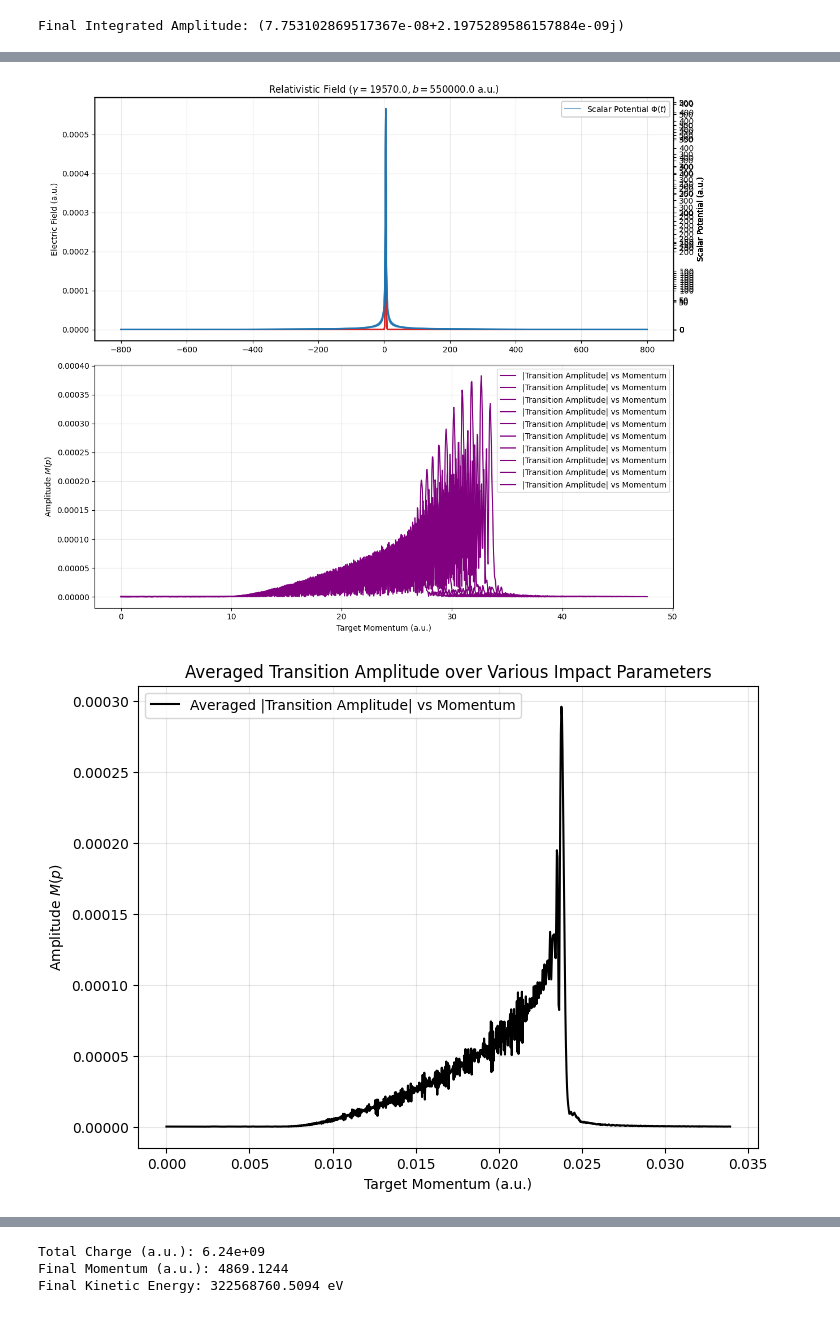
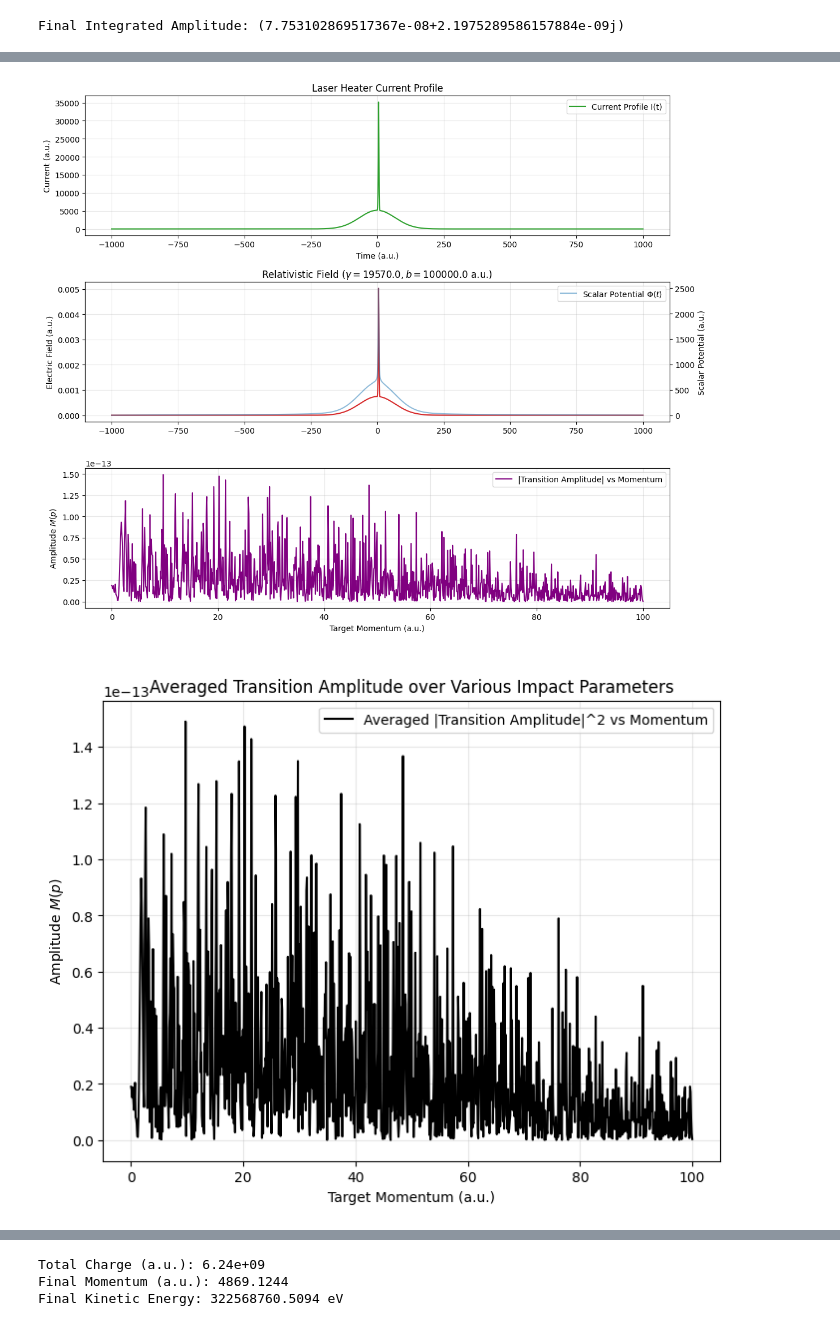
Before and after one commit to truewis/FACET-II-PAX-Streaking, a Jupyter notebook: main.ipynb, the cells around one changed output, grey strips where cells are left out. Drawn from its saved outputs; the diff is of its cells as text; code cells hidden in the pictures.

```diff
--- a/main.ipynb
+++ b/main.ipynb
@@ -95,7 +95,7 @@ def laser_heater_current_profile(t, total_electrons=6e9, primary_length_um=100.0
 
     # --- Calculate Current Profiles ---
     # Primary: I1(t)
-    I1 = (Q1 / (sigma_t1 * np.sqrt(2 * np.pi))) * np.exp(-t**2 / (2 * sigma_t1**2))
+    I1 = (Q1 / (sigma_t1 * np.sqrt(2 * np.pi))) * np.exp(-t**2 / (2 * sigma_t1**2)) * 1e15  # Convert to Amperes (fs to s)
 
     # Secondary: I2(t)
     I2 = spike_peak_A * np.exp(-(t - spike_delay_fs)**2 / (2 * sigma_t2**2))
@@ -762,8 +764,8 @@ from scipy.integrate import cumulative_trapezoid
 from scipy.constants import physical_constants
 
 # --- Plotting ---
-fig, (ax1, ax2) = plt.subplots(2, 1, figsize=(12, 10))
-def compute_relativistic_transition_large_b(Ip_eV, sigma_au, Q_total=1e6, gamma = 19570, b_au=10.0):
+fig, (ax0, ax1, ax2) = plt.subplots(3, 1, figsize=(12, 10))
+def compute_relativistic_transition_large_b(Ip_eV, sigma_au, Q_total=1e6, gamma = 19570, b_au=10.0, momentum_range = None):
     c_au = 137.036
     v = c_au
     Ip = Ip_eV / 27.21138
@@ -771,13 +773,13 @@ def compute_relativistic_transition_large_b(Ip_eV, sigma_au, Q_total=1e6, gamma
     # Time grid (sufficiently fine to resolve the relativistic contraction)
     # The peak width is roughly b/(gamma*v), so we scale the grid accordingly
     peak_width = b_au / (gamma * v)
-    t_limit = max(10 * 80, 10 * peak_width)
-    t = np.linspace(-t_limit, t_limit, 10000)
+    t_limit = max(1000, 10 * peak_width)
+    t = np.linspace(-t_limit, t_limit, 50000)
     dt = t[1] - t[0]
 
     # --- 2. Charge Distribution q(t) ---
     # Gaussian normalized to Q_total
-    q_t = laser_heater_current_profile(t, spike_delay_fs=5.0, spike_peak_A=10000, spike_fwhm_fs=3, primary_length_um=20)
+    q_t = laser_heater_current_profile(t, spike_delay_fs=5.0, spike_peak_A=30000, spike_fwhm_fs=3, primary_length_um=20)
 
     # --- 3. Point Charge Field Kernel E_R(t) ---
     # E_point = (gamma * b) / (b^2 + (gamma*v*t)^2)^(3/2)
@@ -801,20 +803,28 @@ def compute_relativistic_transition_large_b(Ip_eV, sigma_au, Q_total=1e6, gamma
     A_t = -cumulative_trapezoid(E_total, t, initial=0)
 
     Phi_max = np.max(Phi_total)
-
-    momentum_range = np.linspace(0, 2*np.sqrt(Phi_max), 1000)
-    amplitude_results = []
+    if momentum_range is None:
+        momentum_range = np.linspace(0, 2*np.sqrt(Phi_max), 1000)
+    amplitude_sq_results = []
     for p_target in momentum_range:
         # Phase S(t) = integral [1/2 A(t')^2 + Ip] dt'
-        integrand_S = 0.5 * (A_t**2) + Ip - Phi_total + p_target ** 2 / 2
-        S_t = cumulative_trapezoid(integrand_S, t, initial=0)
+        integrand_S = 0.5 * (A_t**2) + Ip + Phi_total + p_target ** 2 / 2
+        S_t = cumulative_trapezoid(-integrand_S, t, initial=0)
 
         # --- 6. Final Product: Integral e^{-iS(t)} E(t) dt ---
         M_t = oscillatory_cumulative_integral(t, E_total, S_t)
         # Take amplitude at final time
         M_f = M_t[-1]
-        amplitude_results.append(M_f)
+        amplitude_sq_results.append(M_f**2)
 
+    # Current plot
+
+    ax0.plot(t, q_t, color='tab:green', label='Current Profile I(t)')
+    ax0.set_ylabel('Current (a.u.)')
+    ax0.set_xlabel('Time (a.u.)')
+    ax0.set_title('Laser Heater Current Profile')
+    ax0.legend()
+    ax0.grid(True, alpha=0.3)
 
     # Field Plot
     ax1.plot(t, E_total, color='tab:red', label='Transverse $E(t)$')
@@ -827,39 +837,40 @@ def compute_relativistic_transition_large_b(Ip_eV, sigma_au, Q_total=1e6, gamma
     ax1a.legend(loc='upper right')
 
     # Amplitude Plot
-    ax2.plot(momentum_range, np.abs(amplitude_results), color='purple', label='|Transition Amplitude| vs Momentum')
+    ax2.plot(momentum_range, np.abs(amplitude_sq_results), color='purple', label='|Transition Amplitude| vs Momentum')
     ax2.set_xlabel('Target Momentum (a.u.)')
     ax2.set_ylabel('Amplitude $M(p)$')
     ax2.grid(True, alpha=0.3)
 
 
-    return t, amplitude_results
+    return t, amplitude_sq_results
 
 # Execution
 # Time in atomic units, 1 a.u. = 24 as
 # b_au chosen to be 5000 a.u. , 1 a.u. = 0.0529 nm
 # gamma corresponding to 10 GeV electron is about 19588
 final_val = []
-final_val.append(compute_relativistic_transition_large_b(Ip_eV=80.0, sigma_au=40.0, Q_total=6e9, b_au=1.0e5))
-final_val.append(compute_relativistic_transition_large_b(Ip_eV=80.0, sigma_au=40.0, Q_total=6e9, b_au=2.0e5))
-final_val.append(compute_relativistic_transition_large_b(Ip_eV=80.0, sigma_au=40.0, Q_total=6e9, b_au=3.0e5))
-final_val.append(compute_relativistic_transition_large_b(Ip_eV=80.0, sigma_au=40.0, Q_total=6e9, b_au=4.0e5))
-final_val.append(compute_relativistic_transition_large_b(Ip_eV=80.0, sigma_au=40.0, Q_total=6e9, b_au=5.0e5))
-final_val.append(compute_relativistic_transition_large_b(Ip_eV=80.0, sigma_au=40.0, Q_total=6e9, b_au=1.5e5))
-final_val.append(compute_relativistic_transition_large_b(Ip_eV=80.0, sigma_au=40.0, Q_total=6e9, b_au=2.5e5))
-final_val.append(compute_relativistic_transition_large_b(Ip_eV=80.0, sigma_au=40.0, Q_total=6e9, b_au=3.5e5))
-final_val.append(compute_relativistic_transition_large_b(Ip_eV=80.0, sigma_au=40.0, Q_total=6e9, b_au=4.5e5))
-final_val.append(compute_relativistic_transition_large_b(Ip_eV=80.0, sigma_au=40.0, Q_total=6e9, b_au=5.5e5))
+momentum_range = np.linspace(0, 100, 1000)
+final_val.append(compute_relativistic_transition_large_b(Ip_eV=13.6, sigma_au=40.0, Q_total=6e9, b_au=1.0e5, momentum_range=momentum_range))
+#final_val.append(compute_relativistic_transition_large_b(Ip_eV=13.6, sigma_au=40.0, Q_total=6e9, b_au=2.0e5, momentum_range=momentum_range))
+#final_val.append(compute_relativistic_transition_large_b(Ip_eV=13.6, sigma_au=40.0, Q_total=6e9, b_au=3.0e5, momentum_range=momentum_range))
+#final_val.append(compute_relativistic_transition_large_b(Ip_eV=13.6, sigma_au=40.0, Q_total=6e9, b_au=4.0e5, momentum_range=momentum_range))
+#final_val.append(compute_relativistic_transition_large_b(Ip_eV=13.6, sigma_au=40.0, Q_total=6e9, b_au=5.0e5, momentum_range=momentum_range))
+#final_val.append(compute_relativistic_transition_large_b(Ip_eV=13.6, sigma_au=40.0, Q_total=6e9, b_au=1.5e5, momentum_range=momentum_range))
+#final_val.append(compute_relativistic_transition_large_b(Ip_eV=13.6, sigma_au=40.0, Q_total=6e9, b_au=2.5e5, momentum_range=momentum_range))
+#final_val.append(compute_relativistic_transition_large_b(Ip_eV=13.6, sigma_au=40.0, Q_total=6e9, b_au=3.5e5, momentum_range=momentum_range))
+#final_val.append(compute_relativistic_transition_large_b(Ip_eV=13.6, sigma_au=40.0, Q_total=6e9, b_au=4.5e5, momentum_range=momentum_range))
+#final_val.append(compute_relativistic_transition_large_b(Ip_eV=13.6, sigma_au=40.0, Q_total=6e9, b_au=5.5e5, momentum_range=momentum_range))
 ax2.legend()
 plt.tight_layout()
 plt.show()
 
 # Plot averaged results over b_au values
 plt.figure(figsize=(8,6))
-momentum_range = np.linspace(0, 2*np.sqrt(np.max(final_val[0][1])), 1000)
+
 amplitude_matrix = np.array([np.abs(res[1]) for res in final_val])
 average_amplitude = np.mean(amplitude_matrix, axis=0)
-plt.plot(momentum_range, average_amplitude, color='black', label='Averaged |Transition Amplitude| vs Momentum')
+plt.plot(momentum_range, average_amplitude, color='black', label='Averaged |Transition Amplitude|^2 vs Momentum')
 plt.xlabel('Target Momentum (a.u.)')
 plt.ylabel('Amplitude $M(p)$')
 plt.title('Averaged Transition Amplitude over Various Impact Parameters')
@@ -880,2 +882,2 @@ Total Charge (C): 9.61e-10, Primary Charge (C): 9.29e-10, Secondary Charge (C):
-[figure, old version]
+[figure, new version]
-[figure, old version]
+[figure, new version]
```
Also changed, not shown: parts of 6 cells of this notebook.
